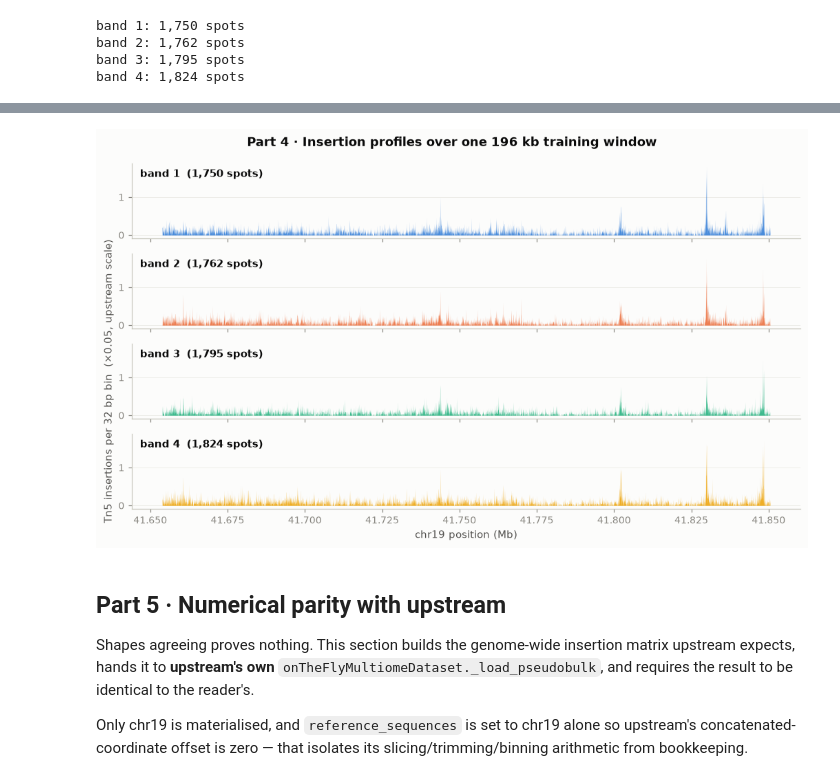
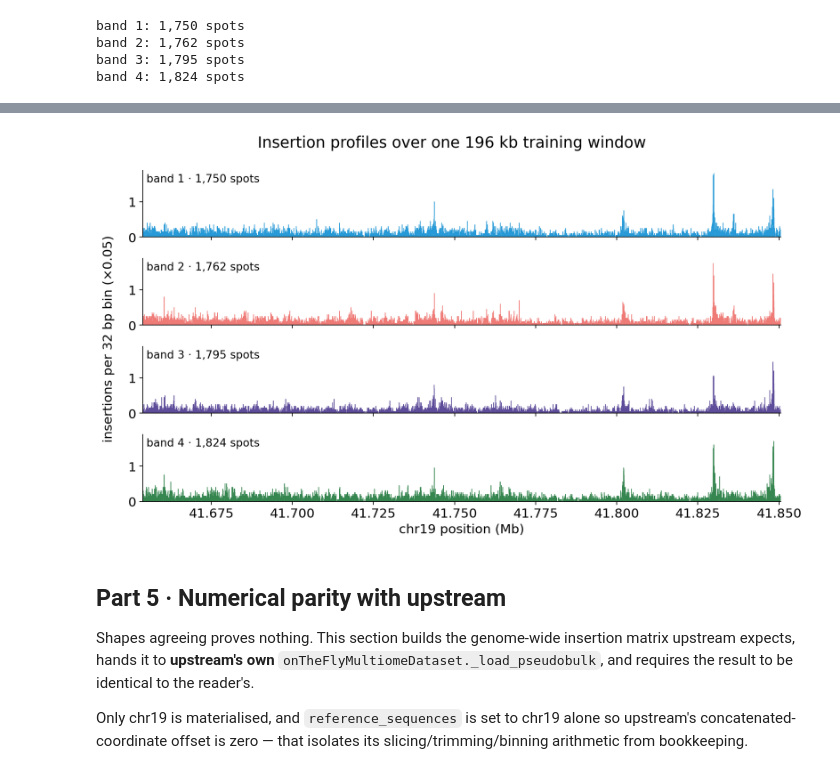
Before and after one commit to aristoteleo/epione, a Jupyter notebook: epione_guide/tutorials/single/t_scooby_bridge.ipynb, the cells around one changed output, grey strips where cells are left out. Cells and saved outputs as stored; diff of their text form; code cells hidden in the pictures.

```diff
--- a/epione_guide/tutorials/single/t_scooby_bridge.ipynb
+++ b/epione_guide/tutorials/single/t_scooby_bridge.ipynb
@@ -143,0 +122,13 @@ plt.rcParams.update({
+# %%
+%matplotlib inline
+import epione as epi
+
+epi.pl.plot_set()
+
+# Categorical colours: distinct hues from epione's palette, in a fixed
+# order. Bands use the first four, folds all eight.
+FOLD_C = [epi.pl.sc_color[i] for i in (7, 6, 13, 11, 5, 1, 15, 18)]
+C = FOLD_C[:4]   # blue, coral, purple, green
+# Magnitude: a single-hue light-to-dark ramp.
+SEQ = LinearSegmentedColormap.from_list(
+    'blues', ['#cde2fb', '#86b6ef', '#3987e5', '#1c5cab', '#0d366b'])
@@ -332,21 +352,22 @@ Wall time: 407 ms
 # %%
-x = (W0 + np.arange(prof.shape[1]) * 32) / 1e6
-fig, axes = plt.subplots(4, 1, figsize=(9.5, 5.6), sharex=True, sharey=True)
+x = (W0 + np.arange(prof.shape[1]) * 32) / 1e6   # left edge of each bin, Mb
+fig, axes = plt.subplots(4, 1, figsize=(11, 6.4), sharex=True, sharey=True)
 for ax, p, nm, col, g in zip(axes, prof, names, C, groups):
-    ax.fill_between(x, 0, p, color=col, lw=0, alpha=0.85)
+    ax.fill_between(x, 0, p, step='post', color=col, lw=0)
+    ax.step(x, p, where='post', color=col, lw=0.6)
     # Direct label: identity is never carried by colour alone.
-    ax.annotate(f'{nm}  ({len(g):,} spots)', xy=(0.012, 0.82),
-                xycoords='axes fraction', color=INK, fontsize=9.5,
-                fontweight='bold')
-    ax.grid(axis='y', alpha=0.6); ax.set_axisbelow(True)
-    ax.spines['left'].set_color('#c3c2b7')
+    ax.annotate(f'{nm} · {len(g):,} spots', xy=(0.006, 0.95),
+                xycoords='axes fraction', va='top', fontsize=12)
+    ax.spines[['top', 'right']].set_visible(False)
+axes[0].set_ylim(0, prof.max() * 1.05)
+# The x axis spans exactly the 196 kb window, nothing more.
+axes[-1].set_xlim(W0 / 1e6, (W0 + T) / 1e6)
 axes[-1].set_xlabel(f'{CHROM} position (Mb)')
-axes[2].set_ylabel('Tn5 insertions per 32 bp bin  (×0.05, upstream scale)')
-fig.suptitle('Part 4 · Insertion profiles over one 196 kb training window',
-             y=0.98, fontsize=12, fontweight='bold', color=INK)
+fig.supylabel('insertions per 32 bp bin (×0.05)', fontsize=14)
+fig.suptitle('Insertion profiles over one 196 kb training window')
 plt.tight_layout(); plt.show()
 # %% [output]
-[figure, old version]
+[figure, new version]
 # %% [markdown]
 ## Part 5 · Numerical parity with upstream
 
```
Also changed, not shown: parts of 16 cells of this notebook, 1 other file.
